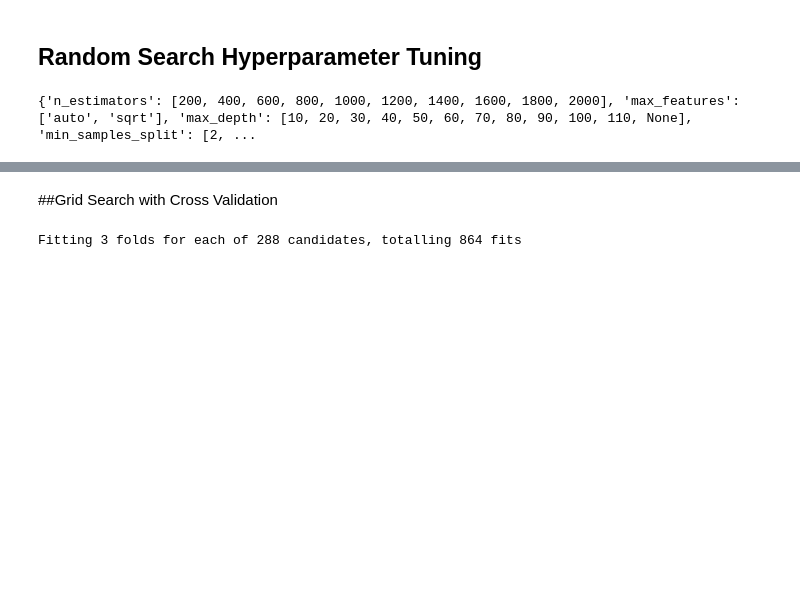
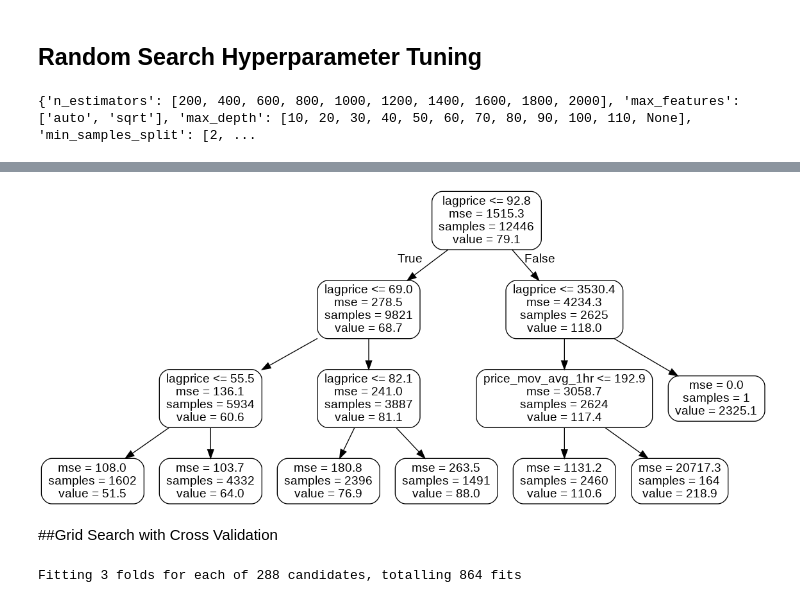
Before and after one commit to DonaldTurton/AT2_Advanced_Data_Algorithms, a Jupyter notebook: AT2_GetData.ipynb, the cells around one changed output, grey strips where cells are left out. Drawn from its saved outputs; the diff is of its cells as text; code cells hidden in the pictures; blank space fills up the shorter version.

```diff
--- a/AT2_GetData.ipynb
+++ b/AT2_GetData.ipynb
@@ -360,7 +381,7 @@ rf_random.best_params_
 
 # Run a new random forest on the randomly selected best parameters
 
-rf = RandomForestRegressor(n_estimators = )
+rf = RandomForestRegressor(bootstrap =  True, max_depth = 70, max_features = 'sqrt', min_samples_leaf = 4, min_samples_split = 5, n_estimators = 400)
 
 # Train the model on training data
 rf.fit(xTrain, yTrain)
@@ -405,17 +441,29 @@ plt.show()
 # %%
 # Plot a tree from the forest with 3 levels
 
+# Import tools needed for visualization
+from sklearn.tree import export_graphviz
+import pydot
+
 # Limit depth of tree to 3 levels
 rf_small = RandomForestRegressor(n_estimators=10, max_depth = 3)
-rf_small.fit(train_features, train_labels)
+rf_small.fit(xTrain, yTrain)
 
 # Extract the small tree
 tree_small = rf_small.estimators_[5]
 
 # Save the tree as a png image
-export_graphviz(tree_small, out_file = 'small_tree.dot', feature_names = feature_list, rounded = True, precision = 1)
+export_graphviz(tree_small, out_file = 'small_tree.dot', feature_names = list(x.columns), rounded = True, precision = 1)
 (graph, ) = pydot.graph_from_dot_file('small_tree.dot')
-graph.write_png('small_tree.png')
+graph.write_png('small_tree_rand.png')
+
+
+# Print the image from the working directory
+
+from IPython.display import Image
+Image('small_tree_rand.png')
+# %% [output]
+[figure, added]
 # %% [markdown]
 ##Grid Search with Cross Validation
 # %%
```
Also changed, not shown: parts of 9 cells of this notebook.
